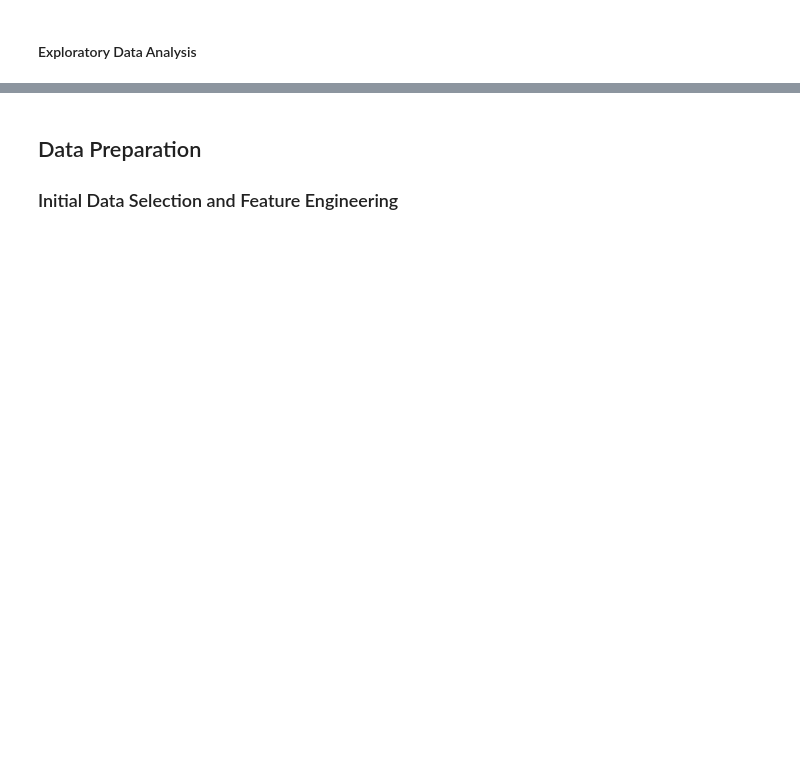
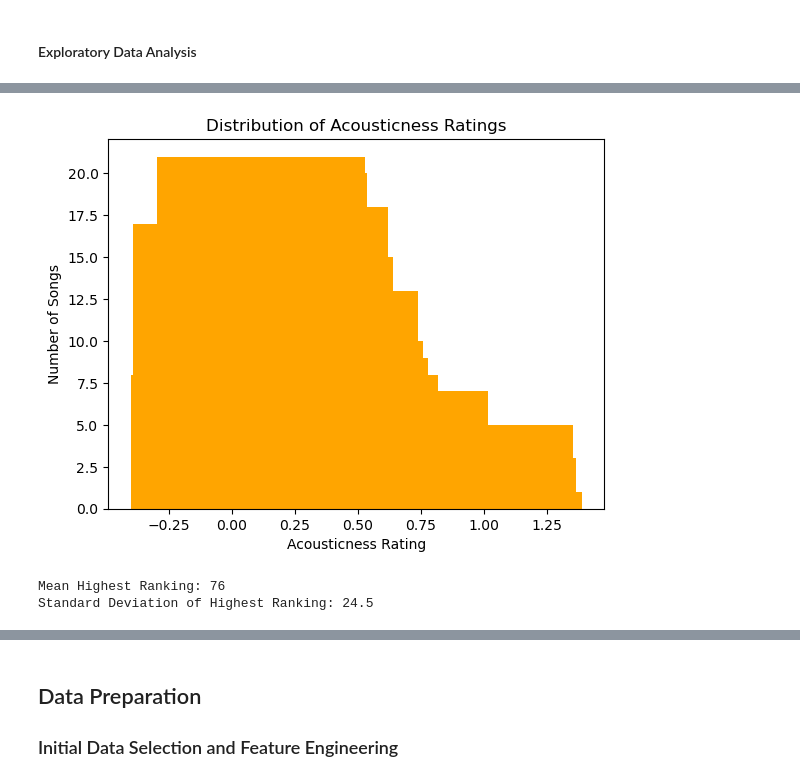
Before and after one commit to marhas109/MH_DS_Capstone_Project_2, a Jupyter notebook: MH_DS_Capstone_Proj2.ipynb, the cells around one changed output, grey strips where cells are left out. Saved outputs shown, nothing was run; the diff lists cells and outputs as text; code cells hidden in the pictures; blank space fills up the shorter version.

```diff
--- a/MH_DS_Capstone_Proj2.ipynb
+++ b/MH_DS_Capstone_Proj2.ipynb
@@ -80,0 +134,21 @@ plt.xlabel('')
+# %%
+acousticness_dist = df_cleaned_genre['acousticness'].value_counts()
+df_acousticness_dist = pd.DataFrame(acousticness_dist)
+df_acousticness_dist = df_acousticness_dist.reset_index()
+
+plt.bar(df_acousticness_dist['acousticness'], df_acousticness_dist['count'], color='orange')
+plt.xlabel('Acousticness Rating')
+plt.ylabel('Number of Songs')
+plt.title('Distribution of Acousticness Ratings')
+plt.show()
+# %% [output]
+[figure, added]
+# %%
+peak_pos_dist = df_cleaned_genre['Max_Peak_Position'].value_counts()
+df_peak_pos_dist = pd.DataFrame(peak_pos_dist)
+df_peak_pos_dist = df_peak_pos_dist.reset_index()
+print(f"Mean Highest Ranking: {df_cleaned_genre['Max_Peak_Position'].mean():.0f}")
+print(f"Standard Deviation of Highest Ranking: {df_cleaned_genre['Max_Peak_Position'].std():.1f}")
+# %% [output]
+Mean Highest Ranking: 76
+Standard Deviation of Highest Ranking: 24.5
```
Also changed, not shown: parts of 89 cells of this notebook.
